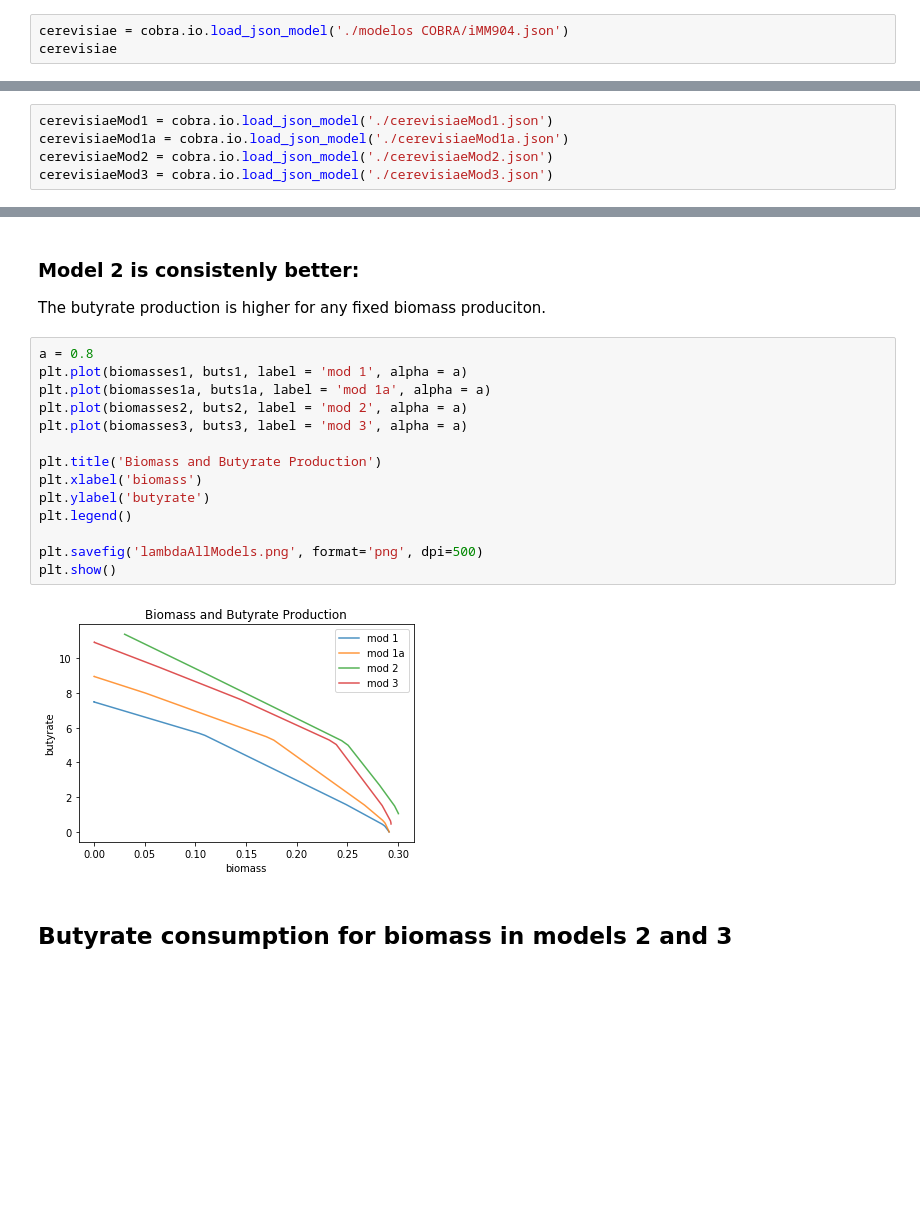
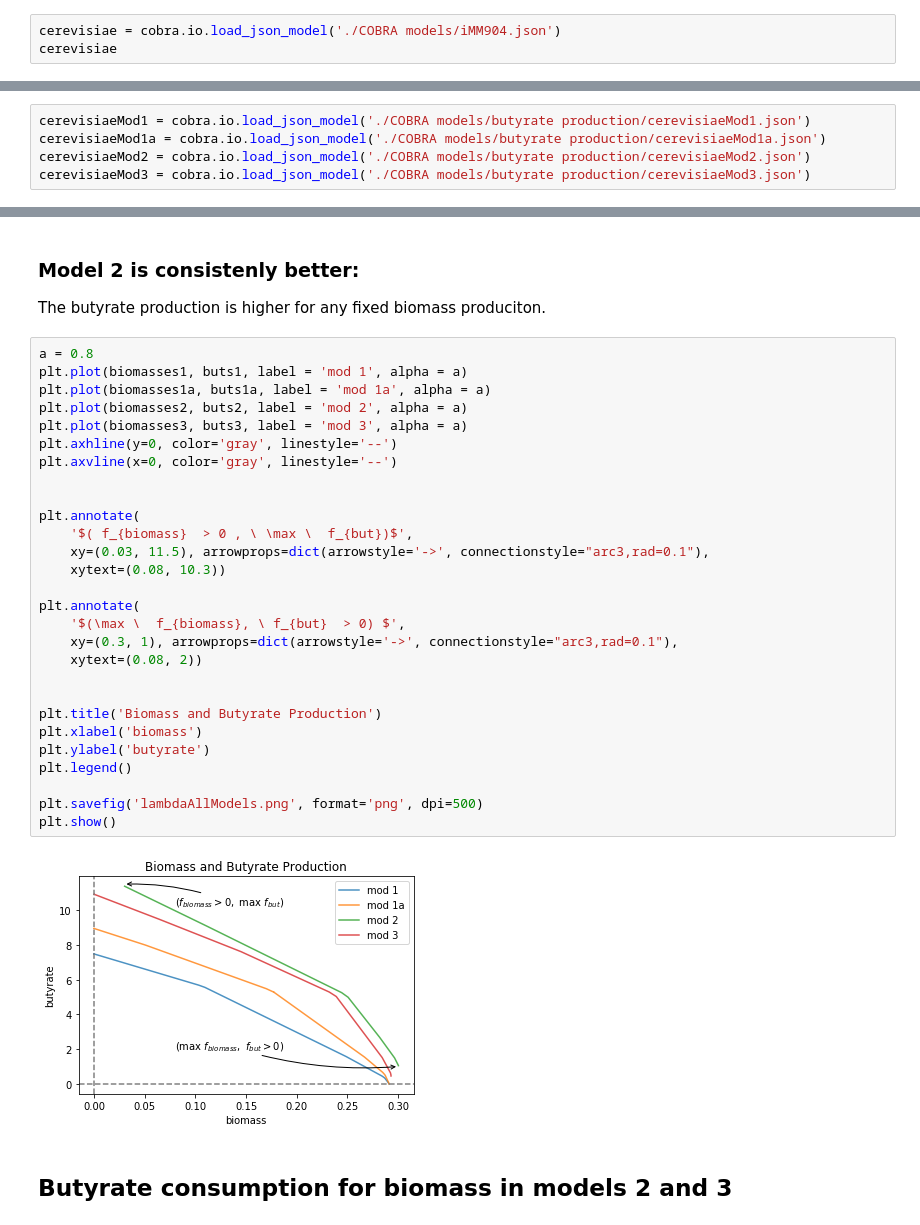
Before and after one commit to notblank/Sacaromises-B-and-C, a Jupyter notebook: Test All Models_biomass PLUS but.ipynb, the cells around one changed output, grey strips where cells are left out. Drawn from its saved outputs; the diff is of its cells as text; blank space fills up the shorter version.

Commit message:
folder for models

```diff
--- a/Test All Models_biomass PLUS but.ipynb
+++ b/Test All Models_biomass PLUS but.ipynb
@@ -4,7 +4,7 @@ import matplotlib.pylab as plt
 import numpy as np
 import pandas as pd
 # %%
-cerevisiae = cobra.io.load_json_model('./modelos COBRA/iMM904.json')
+cerevisiae = cobra.io.load_json_model('./COBRA models/iMM904.json')
 cerevisiae
 # %% [output]
 | Name | iMM904 |
@@ -14,10 +14,10 @@ cerevisiae
 | Objective expression | 1.0*BIOMASS_SC5_notrace - 1.0*BIO... |
 | Compartments | cytosol, mitochondria, extracellu... |
 # %%
-cerevisiaeMod1 = cobra.io.load_json_model('./cerevisiaeMod1.json')
-cerevisiaeMod1a = cobra.io.load_json_model('./cerevisiaeMod1a.json')
-cerevisiaeMod2 = cobra.io.load_json_model('./cerevisiaeMod2.json')
-cerevisiaeMod3 = cobra.io.load_json_model('./cerevisiaeMod3.json')
+cerevisiaeMod1 = cobra.io.load_json_model('./COBRA models/butyrate production/cerevisiaeMod1.json')
+cerevisiaeMod1a = cobra.io.load_json_model('./COBRA models/butyrate production/cerevisiaeMod1a.json')
+cerevisiaeMod2 = cobra.io.load_json_model('./COBRA models/butyrate production/cerevisiaeMod2.json')
+cerevisiaeMod3 = cobra.io.load_json_model('./COBRA models/butyrate production/cerevisiaeMod3.json')
 # %%
 cerevisiaeMod1.objective = cerevisiaeMod1.reactions.DM_but_c
 cerevisiaeMod1a.objective = cerevisiaeMod1a.reactions.DM_but_c
@@ -271,19 +271,33 @@ The butyrate production is higher for any fixed biomass produciton.
 # %%
 a = 0.8
 plt.plot(biomasses1, buts1, label = 'mod 1', alpha = a)
 plt.plot(biomasses1a, buts1a, label = 'mod 1a', alpha = a)
 plt.plot(biomasses2, buts2, label = 'mod 2', alpha = a)
 plt.plot(biomasses3, buts3, label = 'mod 3', alpha = a)
+plt.axhline(y=0, color='gray', linestyle='--')
+plt.axvline(x=0, color='gray', linestyle='--')
+
+
+plt.annotate(
+    '$( f_{biomass}  > 0 , \ \max \  f_{but})$',
+    xy=(0.03, 11.5), arrowprops=dict(arrowstyle='->', connectionstyle="arc3,rad=0.1"),
+    xytext=(0.08, 10.3))
+
+plt.annotate(
+    '$(\max \  f_{biomass}, \ f_{but}  > 0) $',
+    xy=(0.3, 1), arrowprops=dict(arrowstyle='->', connectionstyle="arc3,rad=0.1"),
+    xytext=(0.08, 2))
+
 
 plt.title('Biomass and Butyrate Production')
 plt.xlabel('biomass')
 plt.ylabel('butyrate')
 plt.legend()
 
 plt.savefig('lambdaAllModels.png', format='png', dpi=500)
 plt.show()
 # %% [output]
-[figure, old version]
+[figure, new version]
 # %% [markdown]
 ## Butyrate consumption for biomass in models 2 and 3
 # %%
```
Also changed, not shown: parts of 2 cells of this notebook, 38 other files.
